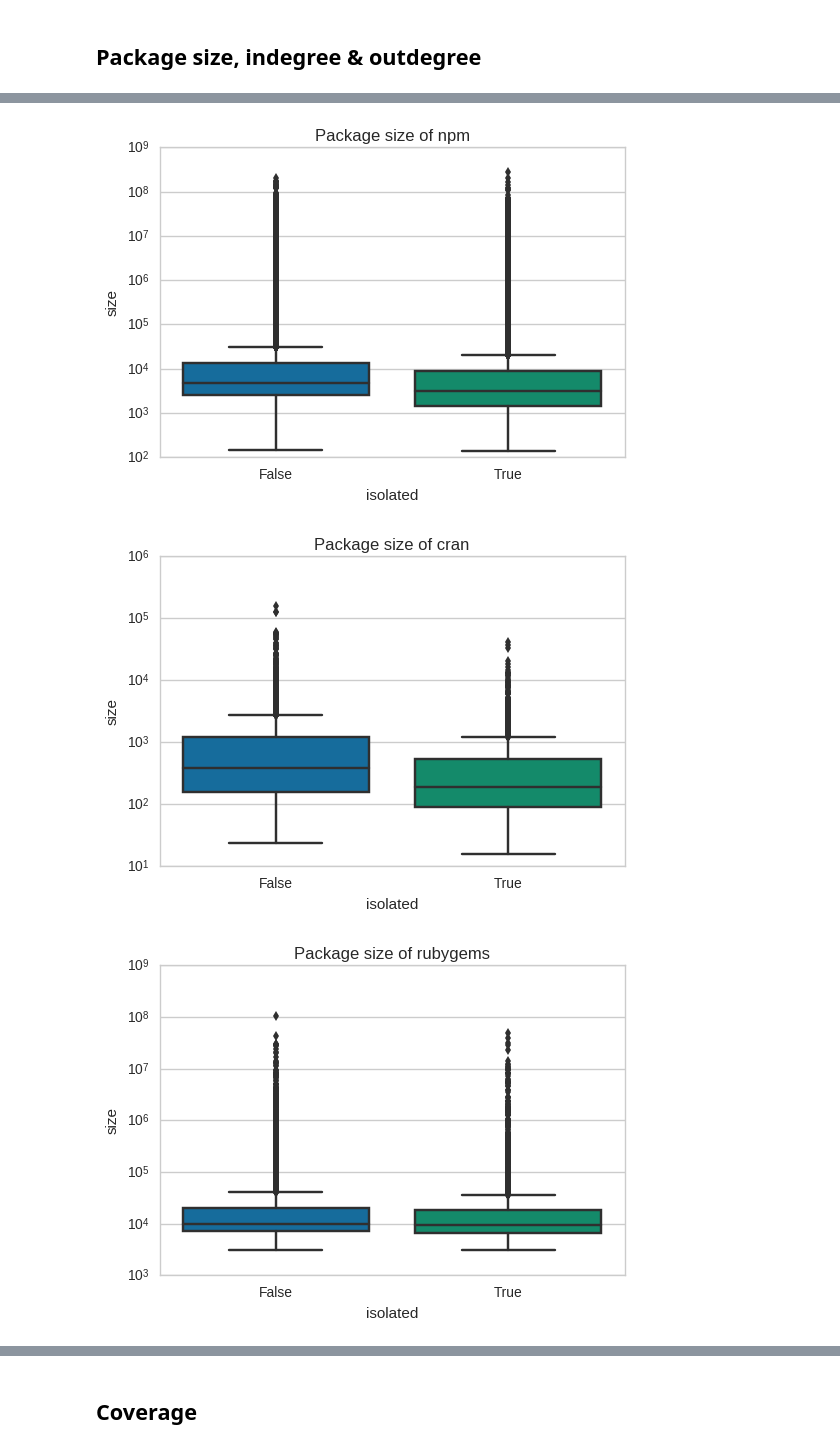
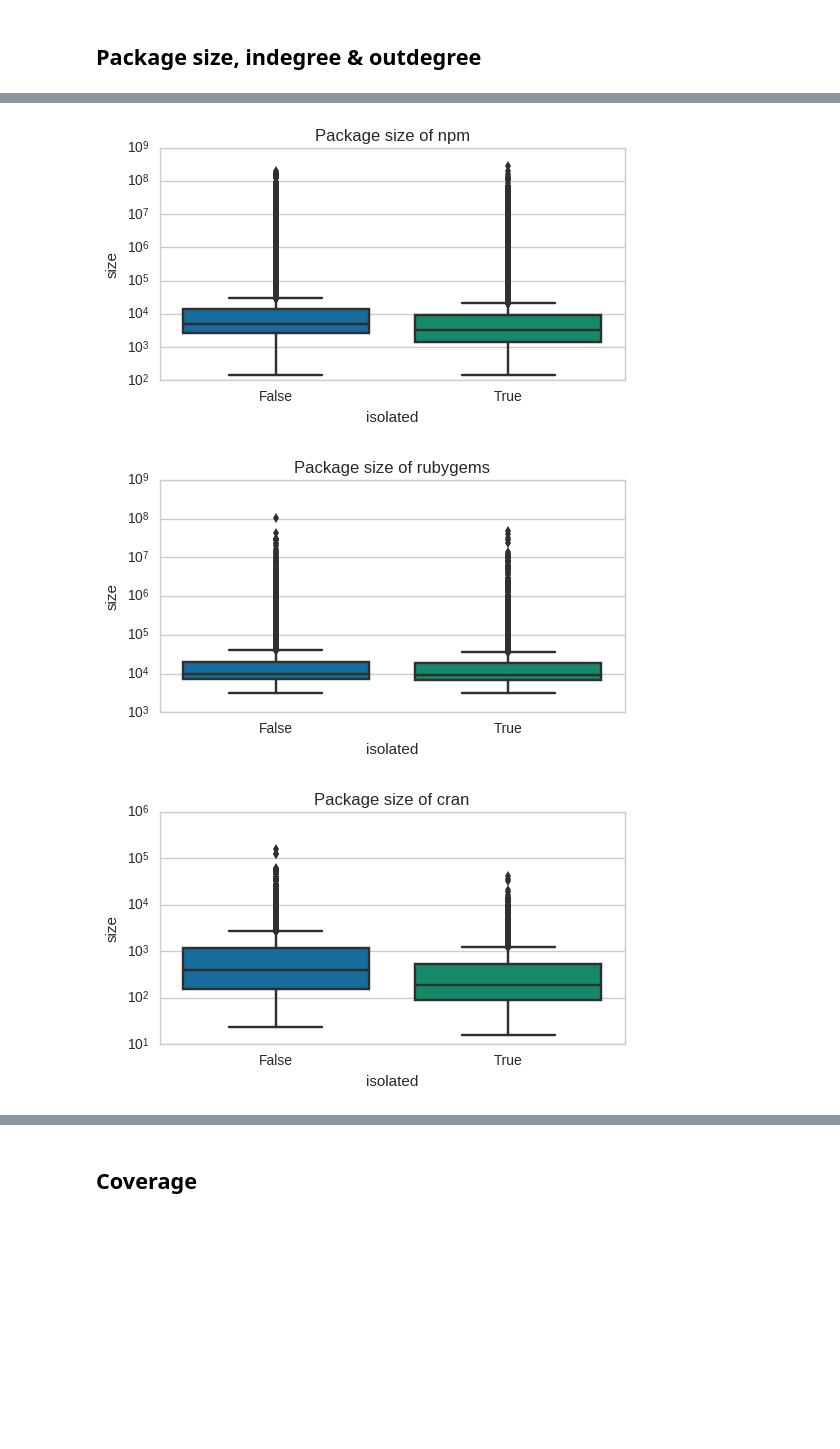
Before and after one commit to maelick/deps-analysis, a Jupyter notebook: notebook/maelick.ipynb, the cells around one changed output, grey strips where cells are left out. Drawn from its saved outputs; the diff is of its cells as text; code cells hidden in the pictures; blank space fills up the shorter version.

```diff
--- a/notebook/maelick.ipynb
+++ b/notebook/maelick.ipynb
@@ -27,7 +27,7 @@ SHOW_TITLE = True
 
 def savefig(fig, name):
     # Uncomment next line to disable export
-    return
+    #return
     return fig.savefig('figures/{}.pdf'.format(name), bbox_inches='tight')
 # %% [markdown]
 ## Read graphs
@@ -76,7 +76,6 @@ package_metrics = {e: package_metrics(e, g) for e, g in graphs.items()}
 ## Preferential attachment
 # %%
 fig, ax = matplotlib.pyplot.subplots()
-fig.set_size_inches(FIG_SIZE)
 if SHOW_TITLE:
     ax.set_title('Relative component size and non isolated packages')
 for e, m in ecos_metrics.items():
@@ -88,7 +87,20 @@ for e, m in ecos_metrics.items():
 
 ax.set_xlabel('')
 ax.set_ylim(0.6,0.8)
+fig.set_size_inches(FIG_SIZE)
 savefig(fig, 'evol_component')
-#ax.set_xlim(pandas.to_datetime('2000-01-01'))
+
+fig, ax = matplotlib.pyplot.subplots()
+fig.set_size_inches(FIG_SIZE)
+if SHOW_TITLE:
+    ax.set_title('Relative size of non isolated package not in the biggest component')
+for e, m in ecos_metrics.items():
+    data = (m.query('size > 1 and time > "2012"')
+             .assign(isolated=lambda d: (d['size'] - d.isolated - d.biggest_wcc) / d['size']))
+    data.isolated.plot(ax=ax, style='-', color=COLORS[e], label=e, legend=True)
+
+ax.set_xlabel('')
+fig.set_size_inches(FIG_SIZE)
+savefig(fig, 'evol_non_isolated_diff')
 # %% [output]
 [figure]
@@ -97,10 +110,15 @@ savefig(fig, 'evol_component')
 # %%
 data = pandas.concat([data[data.date == max(data.date)] for data in package_metrics.values()], ignore_index=True)
 
-ax, fig = matplotlib.pyplot.subplots()
-ax = seaborn.boxplot(data=data[data.outdegree > 0], x='ecos', y='outdegree')
+fig, ax = matplotlib.pyplot.subplots()
+seaborn.boxplot(data=data[data.outdegree > 0], x='ecos', y='outdegree', ax=ax)
 ax.set_yscale('log')
-ax, fig = matplotlib.pyplot.subplots()
-ax = seaborn.boxplot(data=data[data.indegree > 0], x='ecos', y='indegree')
+fig.set_size_inches(FIG_SIZE)
+savefig(fig, 'boxplot_outdegree')
+
+fig, ax = matplotlib.pyplot.subplots()
+seaborn.boxplot(data=data[data.indegree > 0], x='ecos', y='indegree', ax=ax)
 ax.set_yscale('log')
+fig.set_size_inches(FIG_SIZE)
+savefig(fig, 'boxplot_indegree')
 # %% [output]
@@ -109,9 +127,10 @@ ax.set_yscale('log')
 # %%
-axes = {e: matplotlib.pyplot.subplots() for e, g in graphs.items()}
-
 for e, data in package_metrics.items():
-    ax = seaborn.boxplot(data=data, x='date', y='size', ax=axes[e][1])
+    fig, ax = matplotlib.pyplot.subplots()
+    seaborn.boxplot(data=data, x='date', y='size', ax=ax)
     if SHOW_TITLE:
         ax.set_title('Evolution of package size of {}'.format(e))
     ax.set_yscale('log')
+    fig.set_size_inches(FIG_SIZE)
+    savefig(fig, 'boxplot_evol_size_{}'.format(e))
 # %% [output]
@@ -121,13 +140,14 @@ for e, data in package_metrics.items():
 # %%
-axes = {e: matplotlib.pyplot.subplots() for e, g in graphs.items()}
-
 for e, data in package_metrics.items():
-    ax = seaborn.boxplot(data=data[data.date == '2016-01-01'], x='isolated', y='size', ax=axes[e][1])
+    fig, ax = matplotlib.pyplot.subplots()
+    seaborn.boxplot(data=data[data.date == '2016-01-01'], x='isolated', y='size', ax=ax)
     if SHOW_TITLE:
         ax.set_title('Package size of {}'.format(e))
     ax.set_yscale('log')
+    fig.set_size_inches(FIG_SIZE)
+    savefig(fig, 'boxplot_size_isolated_{}'.format(e))
 # %% [output]
-[figure, old version]
+[figure, new version]
-[figure, old version]
+[figure, new version]
-[figure, old version]
+[figure, new version]
 # %%
```
Also changed, not shown: parts of 10 cells of this notebook.
